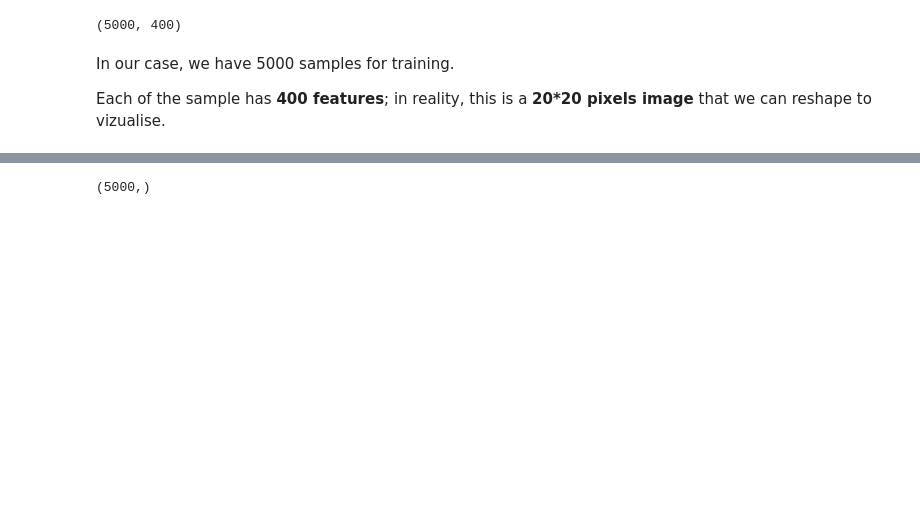
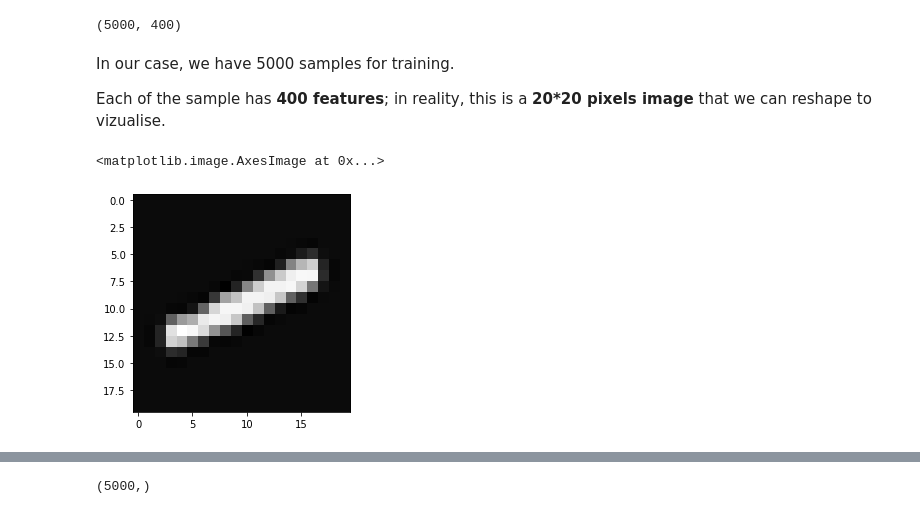
Before and after one commit to kawaremu/MLFromScratch, a Jupyter notebook: Mesures de performance.ipynb, the cells around one changed output, grey strips where cells are left out. Saved outputs shown, nothing was run; the diff lists cells and outputs as text; code cells hidden in the pictures; blank space fills up the shorter version.

```diff
--- a/Mesures de performance.ipynb
+++ b/Mesures de performance.ipynb
@@ -247,3 +263,11 @@ X.shape
 In our case, we have 5000 samples for training.
 
 Each of the sample has **400 features**; in reality, this is a **20*20 pixels image** that we can reshape to vizualise.
+# %%
+# X[600;:] means the 600th sample with all its features
+
+digit = X[600,:].reshape((20, 20))
+plt.imshow(digit,cmap='gray')
+# %% [output]
+<matplotlib.image.AxesImage at 0x...>
+[figure, added]
```
Also changed, not shown: parts of 25 cells of this notebook.
